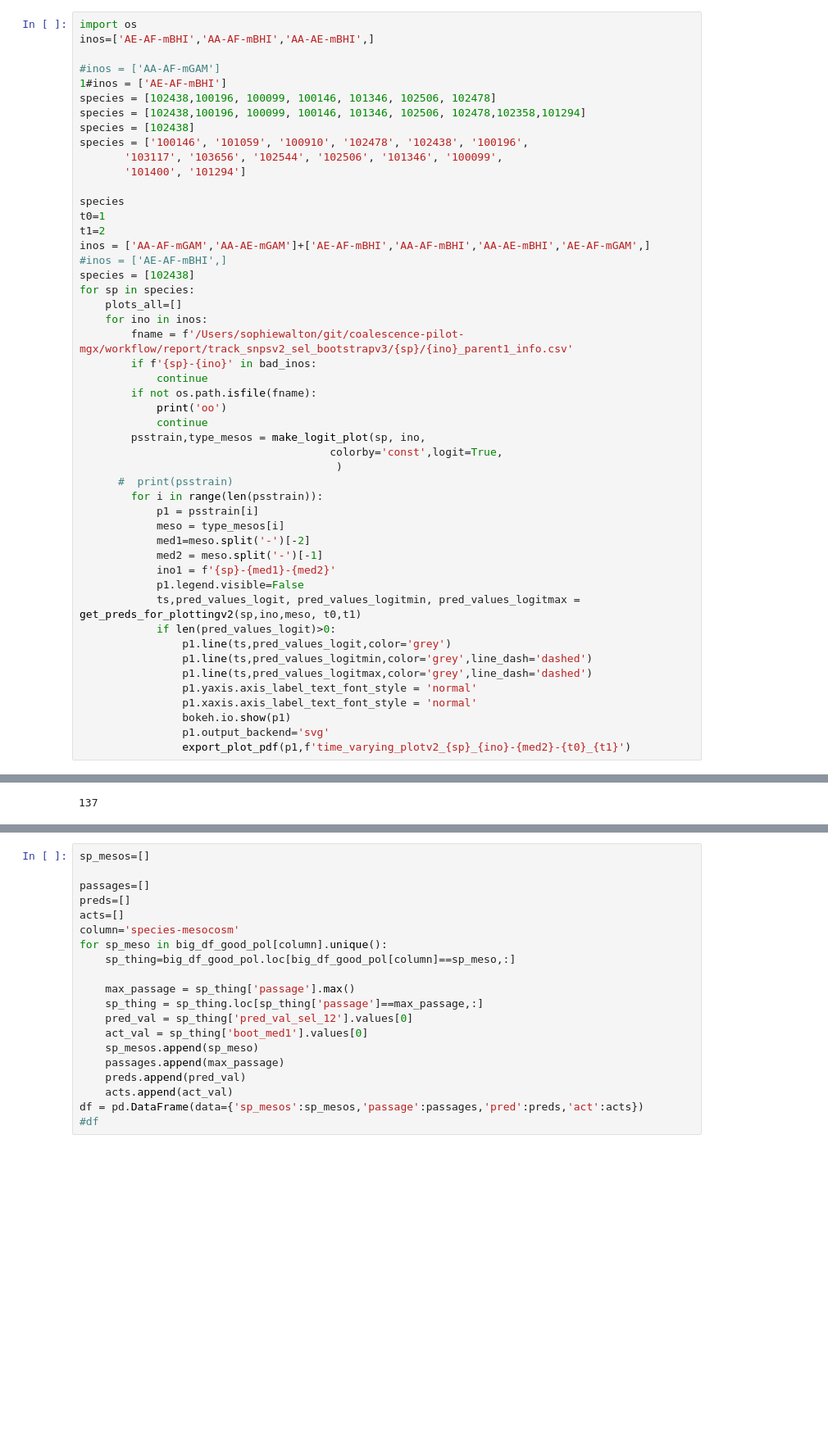
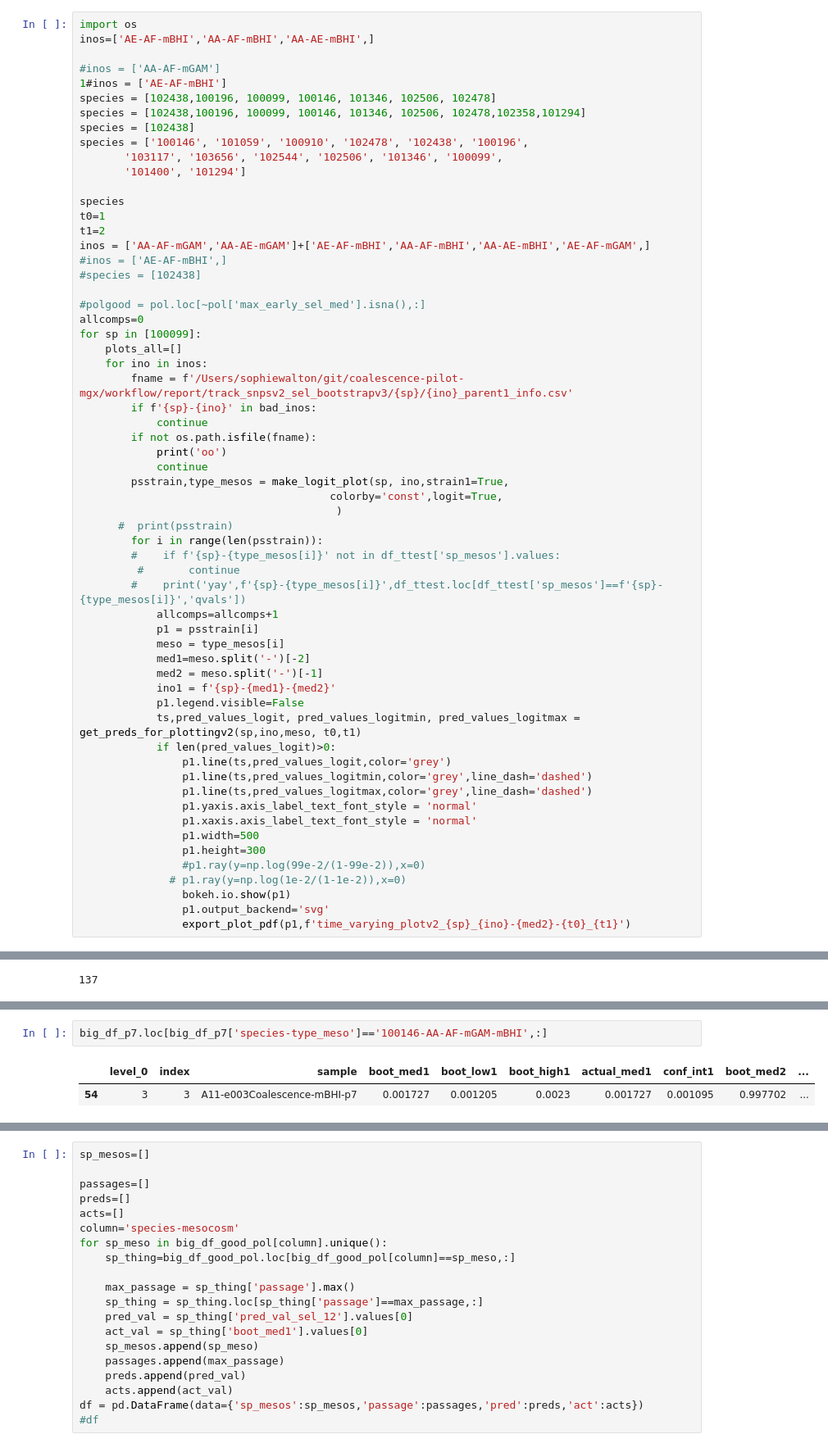
Before and after one commit to sophiejwalton/coalescence-pilot-mgx, a Jupyter notebook: workflow/analysis/make_time_varying_selection_plot_v4.ipynb, the cells around one changed output, grey strips where cells are left out. Shown: that part at 82% size. Saved outputs shown, nothing was run; the diff lists cells and outputs as text; blank space fills up the shorter version.

```diff
--- a/workflow/analysis/make_time_varying_selection_plot_v4.ipynb
+++ b/workflow/analysis/make_time_varying_selection_plot_v4.ipynb
@@ -190,8 +194,11 @@ t0=1
 t1=2
 inos = ['AA-AF-mGAM','AA-AE-mGAM']+['AE-AF-mBHI','AA-AF-mBHI','AA-AE-mBHI','AE-AF-mGAM',]
 #inos = ['AE-AF-mBHI',]
-species = [102438]
-for sp in species:
+#species = [102438]
+
+#polgood = pol.loc[~pol['max_early_sel_med'].isna(),:]
+allcomps=0
+for sp in [100099]:
     plots_all=[]
     for ino in inos:
         fname = f'/Users/sophiewalton/git/coalescence-pilot-mgx/workflow/report/track_snpsv2_sel_bootstrapv3/{sp}/{ino}_parent1_info.csv'
@@ -200,11 +207,15 @@ for sp in species:
         if not os.path.isfile(fname):
             print('oo')
             continue
-        psstrain,type_mesos = make_logit_plot(sp, ino,
+        psstrain,type_mesos = make_logit_plot(sp, ino,strain1=True,
                                        colorby='const',logit=True,
                                         )
       #  print(psstrain)
         for i in range(len(psstrain)):
+        #    if f'{sp}-{type_mesos[i]}' not in df_ttest['sp_mesos'].values:
+         #       continue
+        #    print('yay',f'{sp}-{type_mesos[i]}',df_ttest.loc[df_ttest['sp_mesos']==f'{sp}-{type_mesos[i]}','qvals'])
+            allcomps=allcomps+1
             p1 = psstrain[i]
             meso = type_mesos[i]
             med1=meso.split('-')[-2]
@@ -218,6 +229,10 @@ for sp in species:
                 p1.line(ts,pred_values_logitmax,color='grey',line_dash='dashed')
                 p1.yaxis.axis_label_text_font_style = 'normal'
                 p1.xaxis.axis_label_text_font_style = 'normal'
+                p1.width=500
+                p1.height=300
+                #p1.ray(y=np.log(99e-2/(1-99e-2)),x=0)
+              # p1.ray(y=np.log(1e-2/(1-1e-2)),x=0)
                 bokeh.io.show(p1)
                 p1.output_backend='svg'
                 export_plot_pdf(p1,f'time_varying_plotv2_{sp}_{ino}-{med2}-{t0}_{t1}')
@@ -462,0 +477,5 @@ len(big_df['species_id'].unique())
+# %%
+big_df_p7.loc[big_df_p7['species-type_meso']=='100146-AA-AF-mGAM-mBHI',:]
+# %% [output]
+|  | level_0 | index | sample | boot_med1 | boot_low1 | boot_high1 | actual_med1 | conf_int1 | boot_med2 | ... |
+| 54 | 3 | 3 | A11-e003Coalescence-mBHI-p7 | 0.001727 | 0.001205 | 0.0023 | 0.001727 | 0.001095 | 0.997702 | ... |
```
Also changed, not shown: parts of 38 cells of this notebook, 19 other files.
